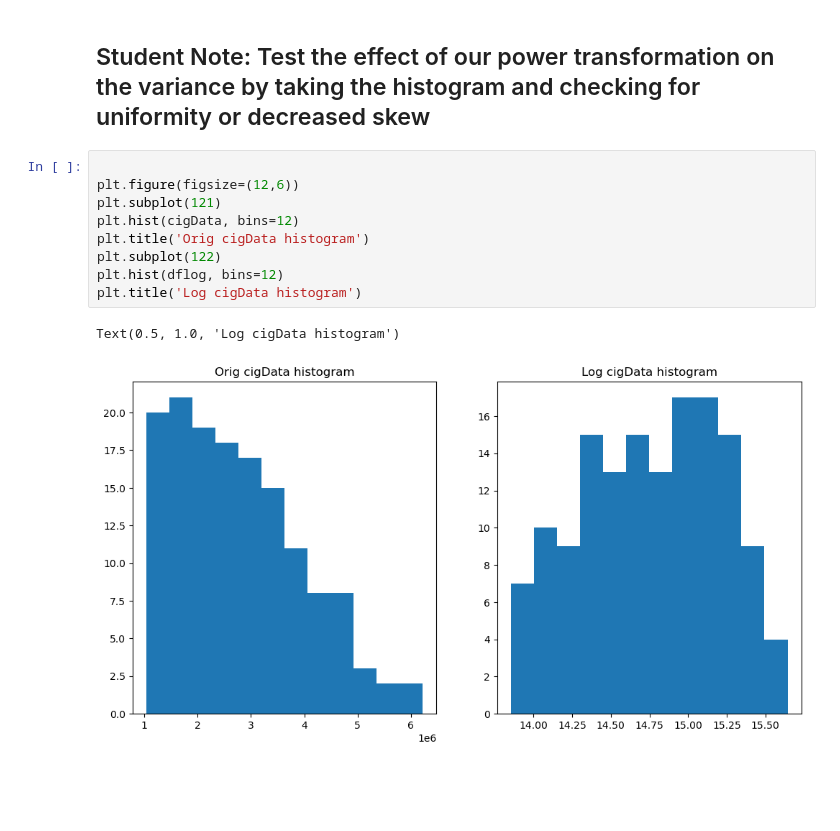
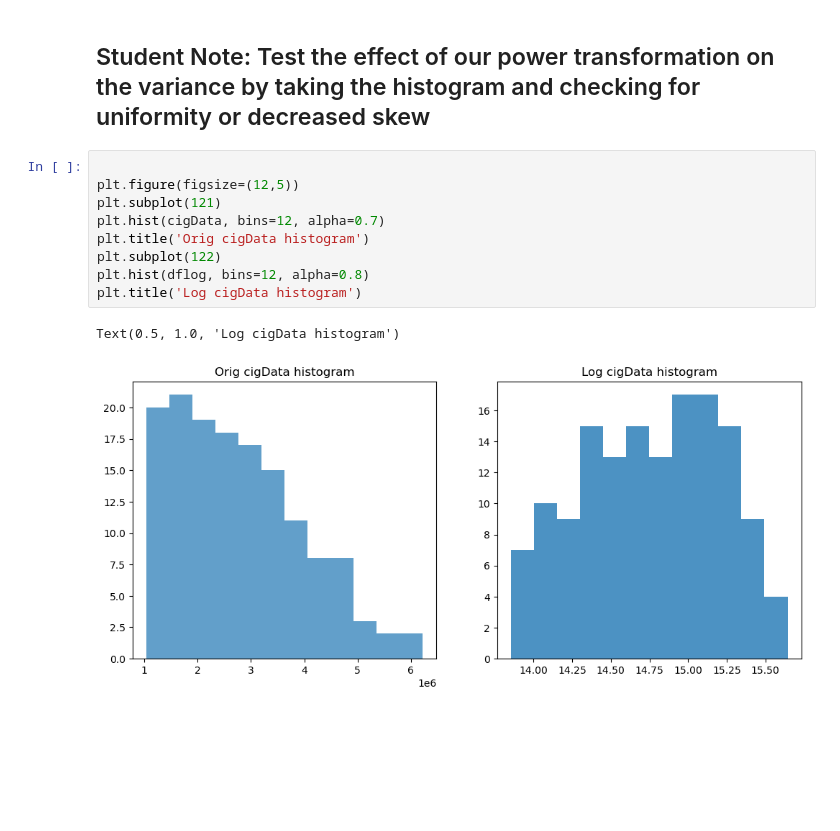
Before and after one commit to frankfletcher/Springboard-Data-Science, a Jupyter notebook: Module 21.1 - Cowboys and Cigrettes Case Study/Cowboy Cigarettes Case Study - Tier 3-FrankFletcher-better-version.ipynb, the cells around one changed output. Drawn from its saved outputs; the diff is of its cells as text; blank space fills up the shorter version.

Commit message:
clean up of recession comment and histograms

```diff
--- a/Module 21.1 - Cowboys and Cigrettes Case Study/Cowboy Cigarettes Case Study - Tier 3-FrankFletcher-better-version.ipynb
+++ b/Module 21.1 - Cowboys and Cigrettes Case Study/Cowboy Cigarettes Case Study - Tier 3-FrankFletcher-better-version.ipynb
@@ -438,16 +438,16 @@ plt.ylabel('Cigarette Sales');
 ## Student Note: Test the effect of our power transformation on the variance by taking the histogram and checking for uniformity or decreased skew
 # %%
 
-plt.figure(figsize=(12,6))
+plt.figure(figsize=(12,5))
 plt.subplot(121)
-plt.hist(cigData, bins=12)
+plt.hist(cigData, bins=12, alpha=0.7)
 plt.title('Orig cigData histogram')
 plt.subplot(122)
-plt.hist(dflog, bins=12)
+plt.hist(dflog, bins=12, alpha=0.8)
 plt.title('Log cigData histogram')
 # %% [output]
 Text(0.5, 1.0, 'Log cigData histogram')
-[figure, old version]
+[figure, new version]
 # %% [markdown]
 <br>
 <br>
```
Also changed, not shown: parts of 5 cells of this notebook.
